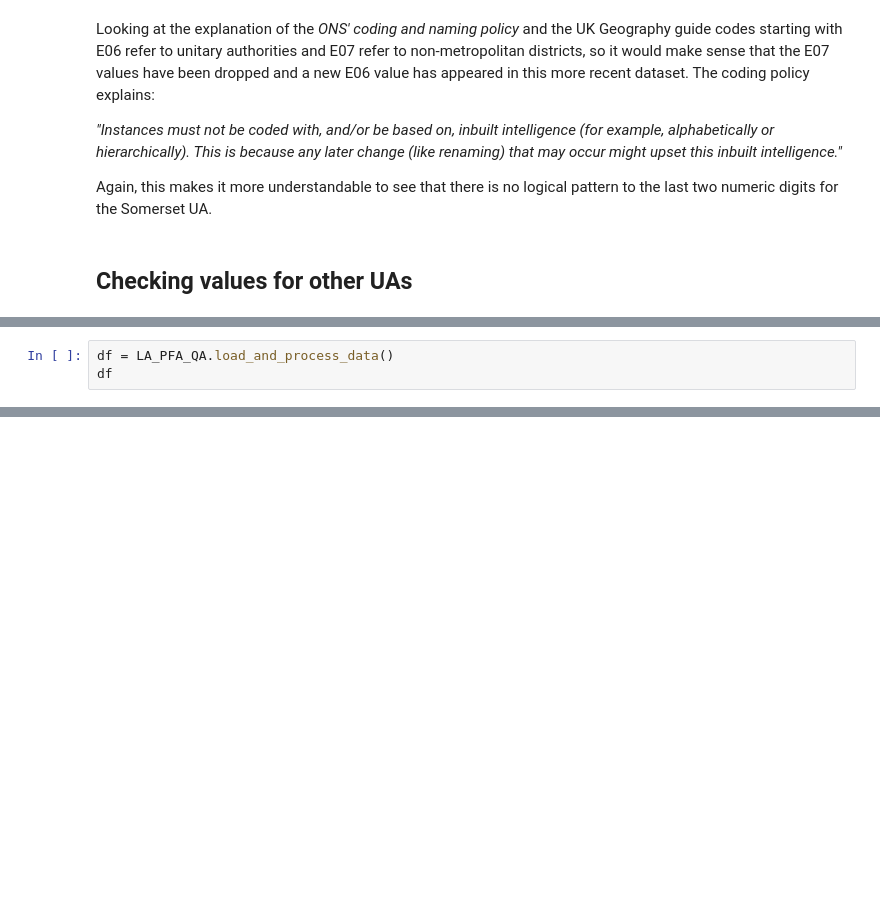
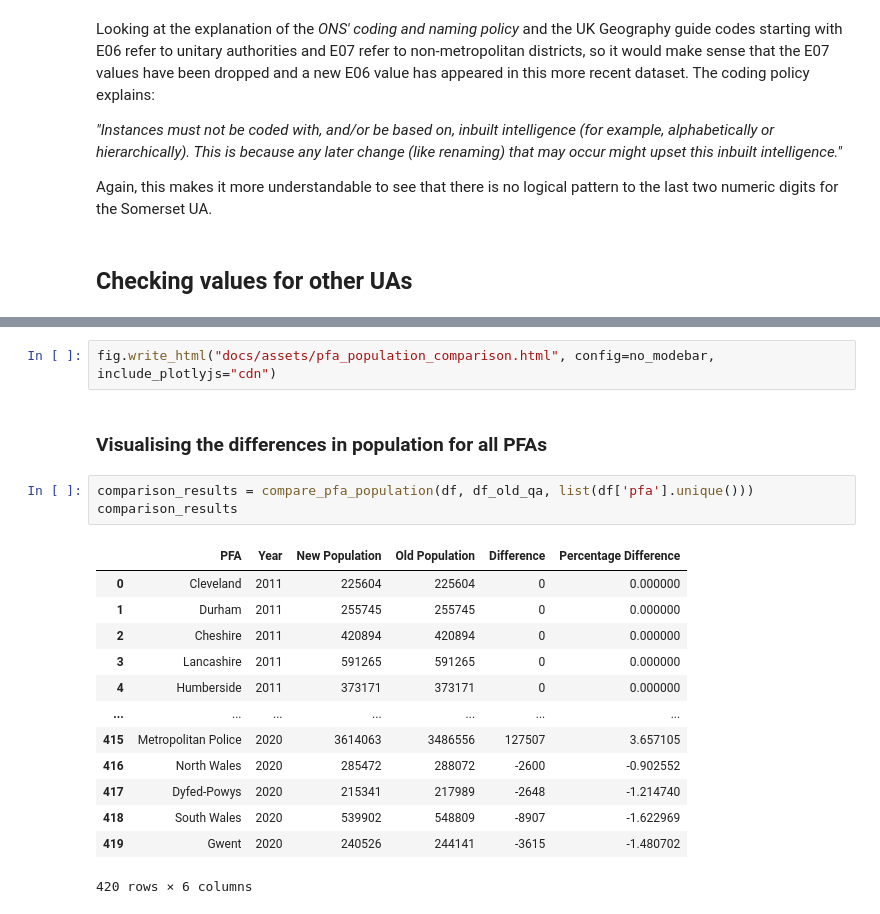
Before and after one commit to Prison-Reform-Trust/womens-imprisonment-PFA, a Jupyter notebook: notebooks/processing_data/1.8-ah-pfa-population-qa.ipynb, the cells around one changed output, grey strips where cells are left out. Saved outputs shown, nothing was run; the diff lists cells and outputs as text; blank space fills up the shorter version.

```diff
--- a/notebooks/processing_data/1.8-ah-pfa-population-qa.ipynb
+++ b/notebooks/processing_data/1.8-ah-pfa-population-qa.ipynb
@@ -306,3 +163,0 @@ That's better. Let's re-run the QA script to check the values.
-# %%
-df = LA_PFA_QA.load_and_process_data()
-df
@@ -369,0 +395,21 @@ Check whether the the dataframe `df` processed at the very start of the notebook
+# %%
+fig.write_html("docs/assets/pfa_population_comparison.html", config=no_modebar, include_plotlyjs="cdn")
+# %% [markdown]
+### Visualising the differences in population for all PFAs
+# %%
+comparison_results = compare_pfa_population(df, df_old_qa, list(df['pfa'].unique()))
+comparison_results
+# %% [output]
+|  | PFA | Year | New Population | Old Population | Difference | Percentage Difference |
+| 0 | Cleveland | 2011 | 225604 | 225604 | 0 | 0.000000 |
+| 1 | Durham | 2011 | 255745 | 255745 | 0 | 0.000000 |
+| 2 | Cheshire | 2011 | 420894 | 420894 | 0 | 0.000000 |
+| 3 | Lancashire | 2011 | 591265 | 591265 | 0 | 0.000000 |
+| 4 | Humberside | 2011 | 373171 | 373171 | 0 | 0.000000 |
+| ... | ... | ... | ... | ... | ... | ... |
+| 415 | Metropolitan Police | 2020 | 3614063 | 3486556 | 127507 | 3.657105 |
+| 416 | North Wales | 2020 | 285472 | 288072 | -2600 | -0.902552 |
+| 417 | Dyfed-Powys | 2020 | 215341 | 217989 | -2648 | -1.214740 |
+| 418 | South Wales | 2020 | 539902 | 548809 | -8907 | -1.622969 |
+| 419 | Gwent | 2020 | 240526 | 244141 | -3615 | -1.480702 |
+420 rows × 6 columns
```
Also changed, not shown: parts of 45 cells of this notebook, 2 other files.
